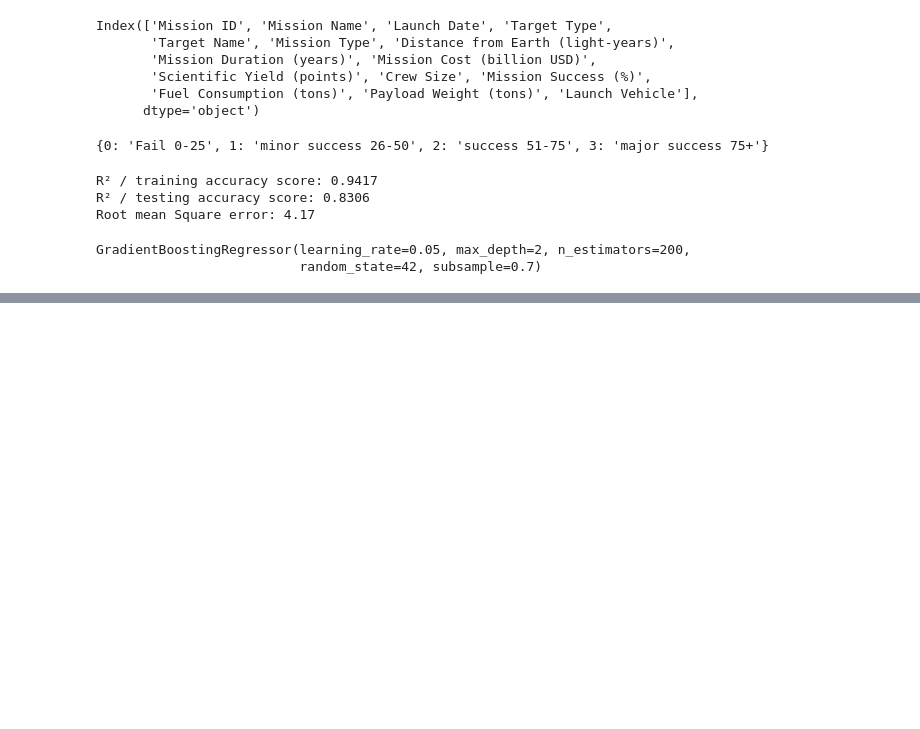
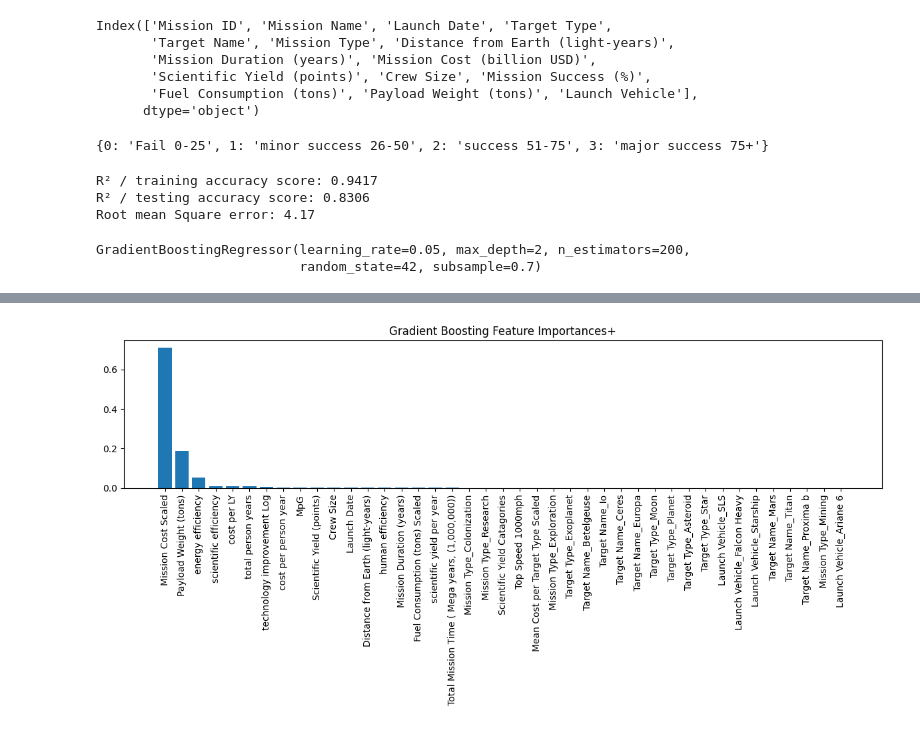
Before and after one commit to up2107120/up2107120-ACT-CW2-repo, a Jupyter notebook: ACT_CW_space-missions.ipynb, the cells around one changed output, grey strips where cells are left out. Saved outputs shown, nothing was run; the diff lists cells and outputs as text; code cells hidden in the pictures; blank space fills up the shorter version.

Commit message:
Tree diagram and feature importance for part aii

```diff
--- a/ACT_CW_space-missions.ipynb
+++ b/ACT_CW_space-missions.ipynb
@@ -474,3 +492,22 @@ Root mean Square error: 4.10
 #   the RMSE score has increased slightly which is not optimal and means my average data point prediction
 #   is slightly worse than before. This is to be expected though because of the new features I have introduced
 #   which have also created more data and therefore more complexity and 'noise' for the model.
+# %%
+#feature importance plot for final model
+#best_model = grid_search.best_estimator_
+
+importances = model.feature_importances_
+feature_names = X_train2.columns
+
+importance_df = pd.DataFrame({
+    "feature": feature_names,
+    "importance": importances
+}).sort_values("importance", ascending=False)
+
+plt.figure(figsize=(12,6))
+plt.title("Gradient Boosting Feature Importances+")
+plt.bar(importance_df["feature"], importance_df["importance"],align='center')
+plt.xticks(range(len(importances)), importance_df['feature'], rotation=90)
+plt.tight_layout()
+# %% [output]
+[figure, added]
```
Also changed, not shown: parts of 8 cells of this notebook.
